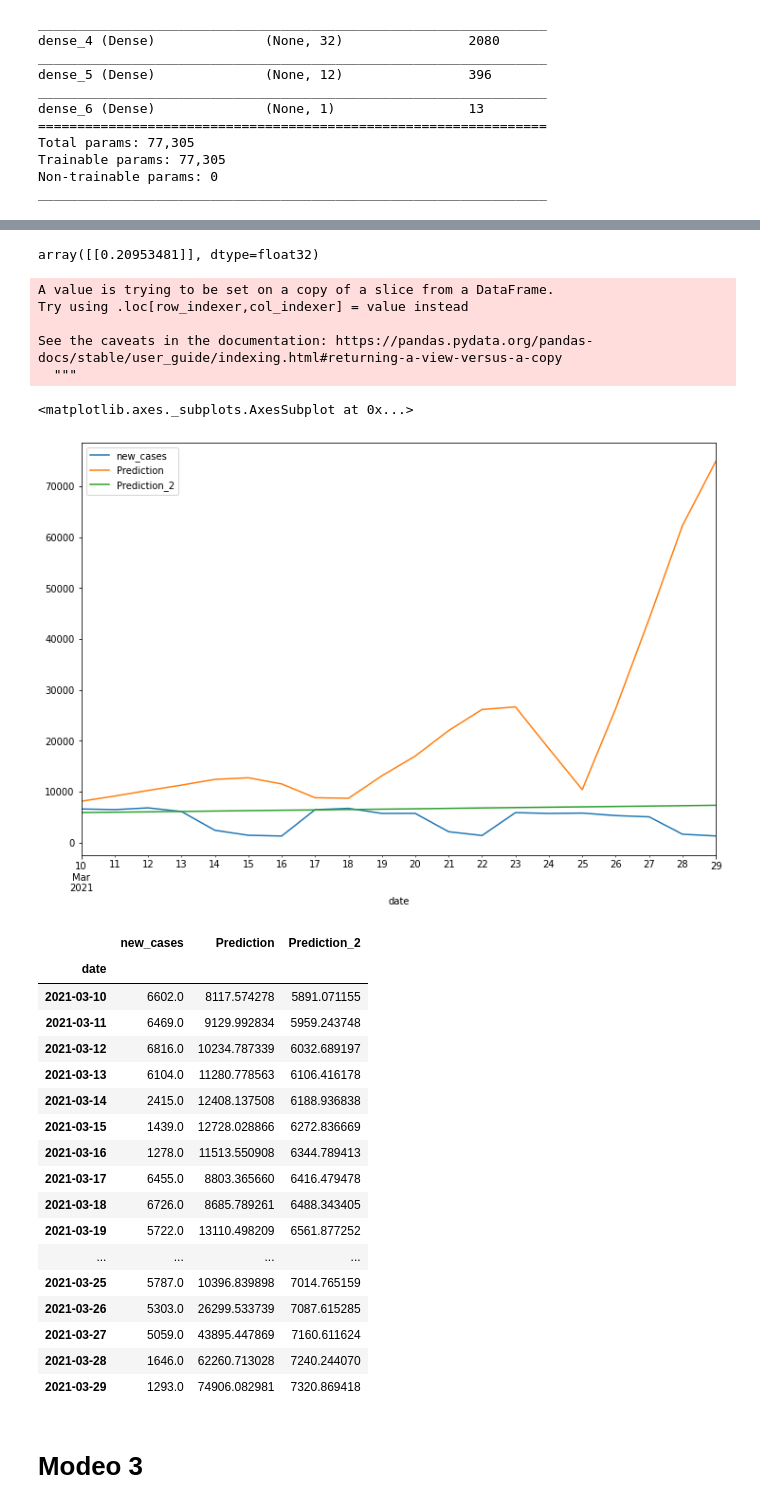
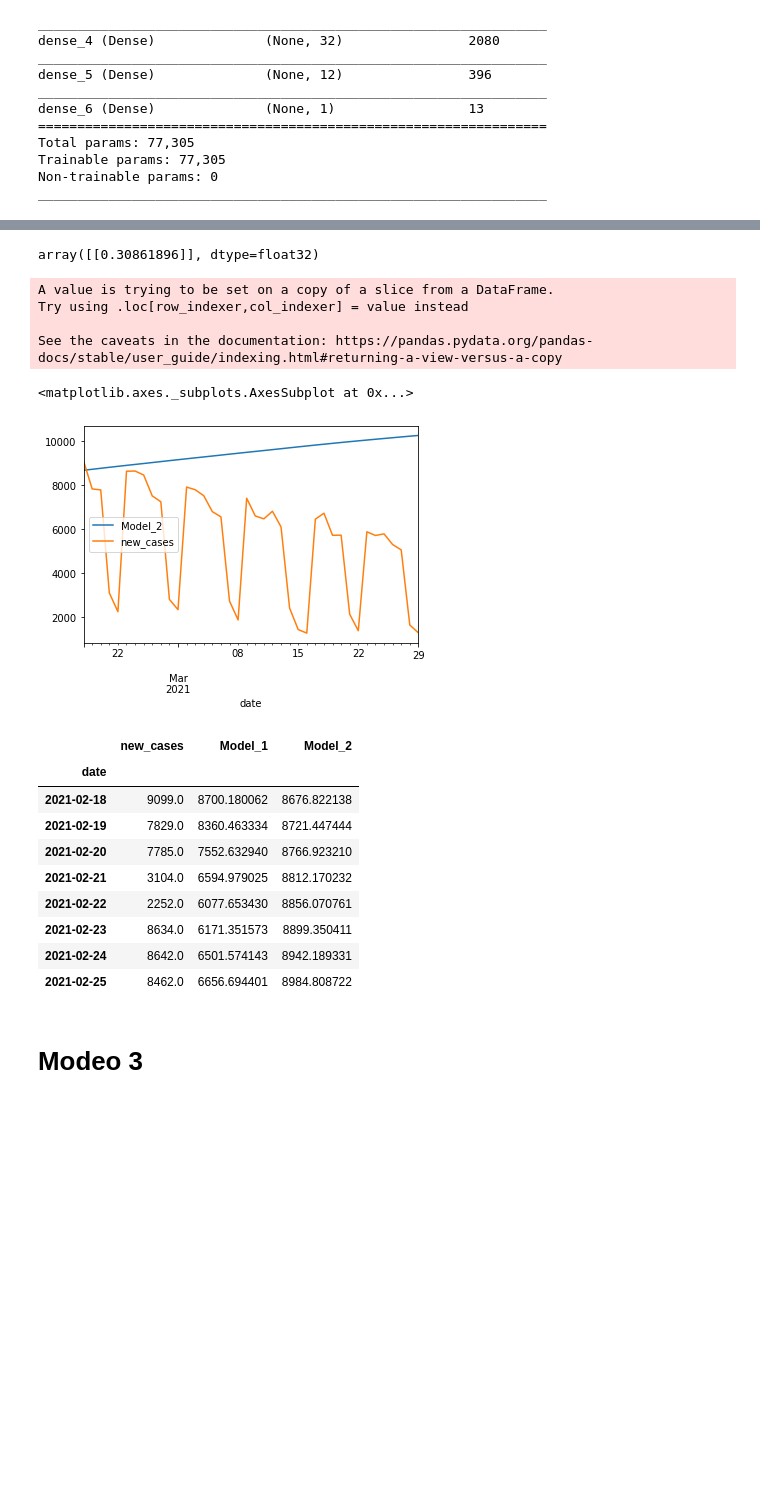
Before and after one commit to artthuro6/Deep_Learning-Covid19, a Jupyter notebook: LSTM_COVID_19.ipynb, the cells around one changed output, grey strips where cells are left out. Drawn from its saved outputs; the diff is of its cells as text; code cells hidden in the pictures; blank space fills up the shorter version.

```diff
--- a/LSTM_COVID_19.ipynb
+++ b/LSTM_COVID_19.ipynb
@@ -376,7 +508,3 @@ Total params: 77,305
 Trainable params: 77,305
 Non-trainable params: 0
 _________________________________________________________________
-# %%
-#Entrenando la red nueronal
-
-model_2.fit_generator(generator, epochs=100)
@@ -409,9 +523,6 @@ plt.plot(range(len(loss_pre_epoch)), loss_pre_epoch)
 # %%
-first_eval = scaled_train[-20:]
-
-
+first_eval = scaled_train[-40:]
 first_eval = first_eval.reshape(1, n_input, n_feacture)
-
 model_2.predict(first_eval)
 # %% [output]
-array([[0.20953481]], dtype=float32)
+array([[0.30861896]], dtype=float32)
@@ -434,42 +529,33 @@ for i in range(len(test)):
-# %%
-#Transofmacion inversa
-true_predicctions_2 = scaler.inverse_transform(test_predictions)
-
-
-test['Prediction_2'] = true_predicctions_2
-# %% [output]
-A value is trying to be set on a copy of a slice from a DataFrame.
-Try using .loc[row_indexer,col_indexer] = value instead
-
-See the caveats in the documentation: https://pandas.pydata.org/pandas-docs/stable/user_guide/indexing.html#returning-a-view-versus-a-copy
-  """
-# %%
-test.plot(figsize=(12,8))
-# %% [output]
-<matplotlib.axes._subplots.AxesSubplot at 0x...>
-[figure, removed]
+# %%
+# Accedemos a la funcion para prededir por lotes
+y = function_preparet(model_2)
+# %%
+# Asigna los datos a nueva columna
+test['Model_2'] = y
+# %% [output]
+A value is trying to be set on a copy of a slice from a DataFrame.
+Try using .loc[row_indexer,col_indexer] = value instead
+
+See the caveats in the documentation: https://pandas.pydata.org/pandas-docs/stable/user_guide/indexing.html#returning-a-view-versus-a-copy
+# %%
+test[['Model_2', 'new_cases']].plot()
+# %% [output]
+<matplotlib.axes._subplots.AxesSubplot at 0x...>
+[figure, added]
 # %%
 #Observacion de los test y la predicciones
-test
+test.head(8)
 # %% [output]
-|  | new_cases | Prediction | Prediction_2 |
+|  | new_cases | Model_1 | Model_2 |
 | date |  |  |  |
-| 2021-03-10 | 6602.0 | 8117.574278 | 5891.071155 |
-| 2021-03-11 | 6469.0 | 9129.992834 | 5959.243748 |
-| 2021-03-12 | 6816.0 | 10234.787339 | 6032.689197 |
-| 2021-03-13 | 6104.0 | 11280.778563 | 6106.416178 |
-| 2021-03-14 | 2415.0 | 12408.137508 | 6188.936838 |
-| 2021-03-15 | 1439.0 | 12728.028866 | 6272.836669 |
-| 2021-03-16 | 1278.0 | 11513.550908 | 6344.789413 |
-| 2021-03-17 | 6455.0 | 8803.365660 | 6416.479478 |
-| 2021-03-18 | 6726.0 | 8685.789261 | 6488.343405 |
-| 2021-03-19 | 5722.0 | 13110.498209 | 6561.877252 |
-| ... | ... | ... | ... |
-| 2021-03-25 | 5787.0 | 10396.839898 | 7014.765159 |
-| 2021-03-26 | 5303.0 | 26299.533739 | 7087.615285 |
-| 2021-03-27 | 5059.0 | 43895.447869 | 7160.611624 |
-| 2021-03-28 | 1646.0 | 62260.713028 | 7240.244070 |
-| 2021-03-29 | 1293.0 | 74906.082981 | 7320.869418 |
+| 2021-02-18 | 9099.0 | 8700.180062 | 8676.822138 |
+| 2021-02-19 | 7829.0 | 8360.463334 | 8721.447444 |
+| 2021-02-20 | 7785.0 | 7552.632940 | 8766.923210 |
+| 2021-02-21 | 3104.0 | 6594.979025 | 8812.170232 |
+| 2021-02-22 | 2252.0 | 6077.653430 | 8856.070761 |
+| 2021-02-23 | 8634.0 | 6171.351573 | 8899.350411 |
+| 2021-02-24 | 8642.0 | 6501.574143 | 8942.189331 |
+| 2021-02-25 | 8462.0 | 6656.694401 | 8984.808722 |
 # %% [markdown]
 # **Modeo 3**
 # %%
```
Also changed, not shown: parts of 99 cells of this notebook.
